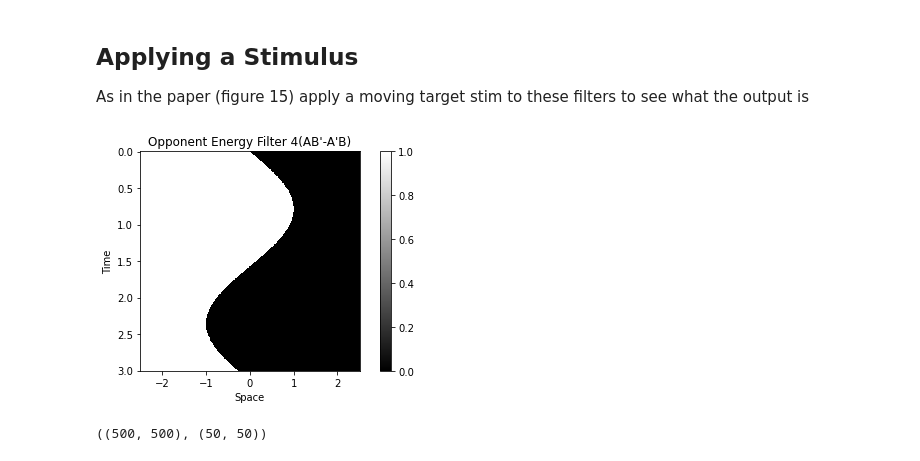
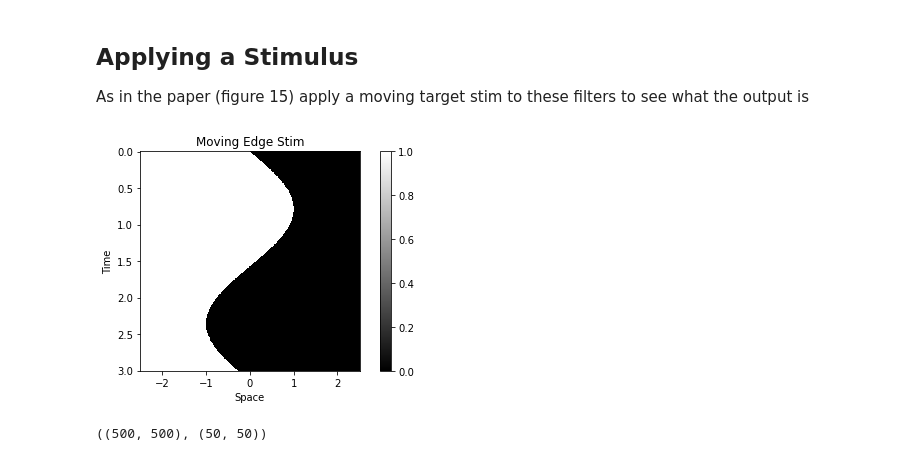
Before and after one commit to vdutell/linearfiltering, a Jupyter notebook: adelsonbergen1984.ipynb, the cells around one changed output. Drawn from its saved outputs; the diff is of its cells as text; code cells hidden in the pictures.

```diff
--- a/adelsonbergen1984.ipynb
+++ b/adelsonbergen1984.ipynb
@@ -319,27 +319,27 @@ As in the paper (figure 15) apply a moving target stim to these filters to see w
 # %%
 #space_stim = np.arange(-2.5,2.5,0.005)
 #time_stim = np.arange(0,5,0.005)
 space_stim = np.linspace(-2.5,2.5,num=500)
 time_stim = np.linspace(0,3,num=500)
 aspect_ratio_stim = np.abs(np.max(space_stim)-np.min(space_stim))/np.abs(np.max(time_stim)-np.min(time_stim))
 
 def edge_vector(space_vec, edge_location=0):
     edge_vector = np.where(space_vec < edge_location,1,0)
     return(edge_vector)
 
 edge_locs = np.sin(time_stim/0.5)
 stim = np.array([edge_vector(space_stim,edge_location=e) for e in edge_locs]).T
 
 plt.pcolormesh(space_stim, time_stim, stim.T,cmap='gray',shading='auto')
 plt.gca().invert_yaxis()
 plt.gca().set_aspect(aspect_ratio_stim)
 plt.xlabel('Space')
 plt.ylabel('Time')
 plt.colorbar()
-plt.title("Opponent Energy Filter 4(AB'-A'B)")
+plt.title("Moving Edge Stim")
 plt.tight_layout()
 # %% [output]
-[figure, old version]
+[figure, new version]
 # %%
 stim.shape, a_minus_bp.shape
 # %% [output]
```
Also changed, not shown: parts of 4 cells of this notebook.
